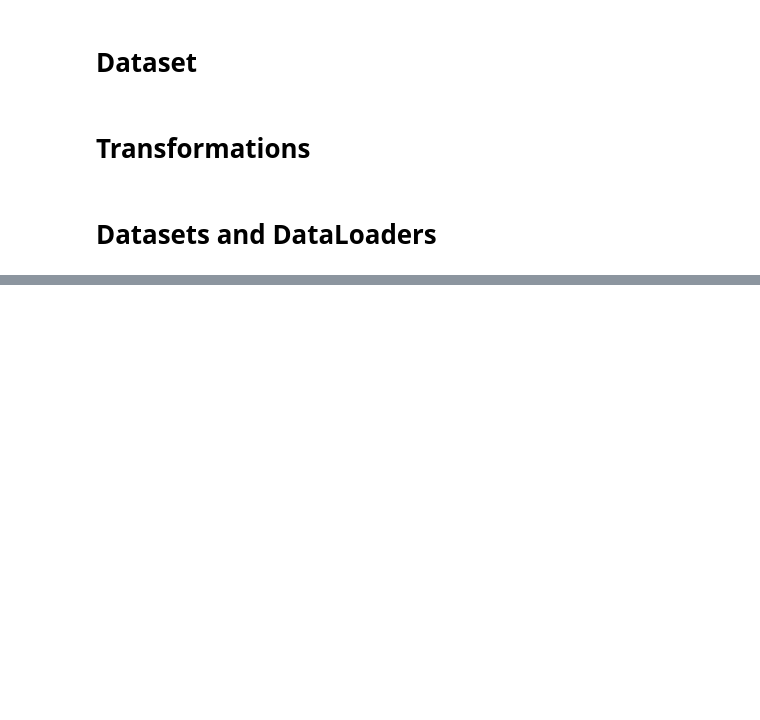
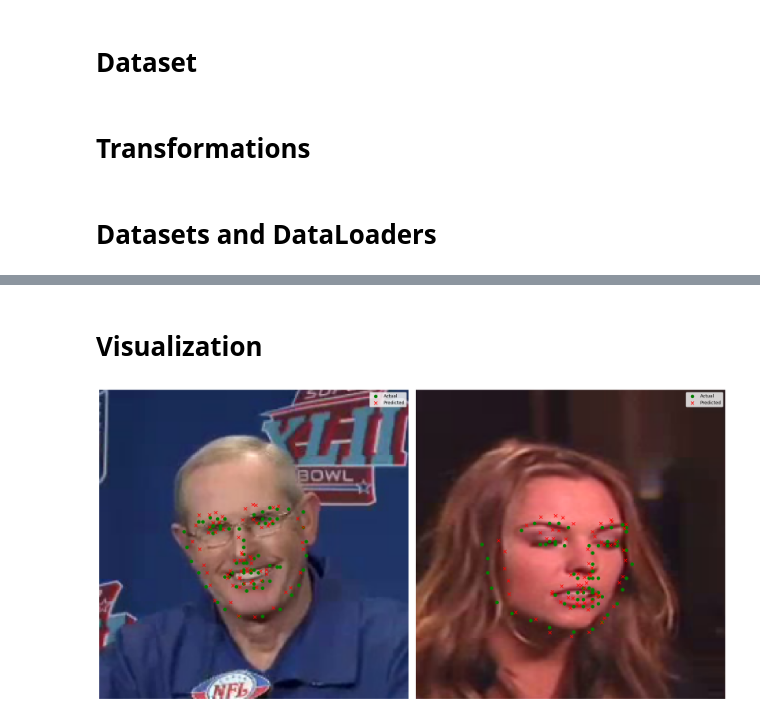
Before and after one commit to kkudzelich/Faces-Recognition-and-Landmarks-Detection, a Jupyter notebook: Landmarks_Detection_Pretrained_models.ipynb, the cells around one changed output, grey strips where cells are left out. Saved outputs shown, nothing was run; the diff lists cells and outputs as text; code cells hidden in the pictures; blank space fills up the shorter version.

```diff
--- a/Landmarks_Detection_Pretrained_models.ipynb
+++ b/Landmarks_Detection_Pretrained_models.ipynb
@@ -282,0 +398,3 @@ test_loader = DataLoader(test_dataset, batch_size=32, shuffle=False)
+# %%
+# Загрузка лучшей модели и визуализация предсказаний
+model.load_state_dict(torch.load('best_model_resnet.pth'))
@@ -282,0 +428,44 @@ test_loader = DataLoader(test_dataset, batch_size=32, shuffle=False)
+# %% [markdown]
+# Visualization
+# %%
+def show_keypoints(ax, image, predicted_keypoints=None, actual_keypoints=None):
+    height, width = image.shape[:2]
+    ax.imshow(image)
+    if actual_keypoints is not None:
+        actual_keypoints = actual_keypoints * [width, height]
+        ax.scatter(actual_keypoints[:, 0], actual_keypoints[:, 1], s=50, marker='o', c='g', label='Actual')
+    if predicted_keypoints is not None:
+        predicted_keypoints = predicted_keypoints * [width, height]
+        ax.scatter(predicted_keypoints[:, 0], predicted_keypoints[:, 1], s=50, marker='x', c='r', label='Predicted')
+    ax.legend()
+    ax.axis('off')
+# %%
+def visualize_predictions(dataset, model, device, num_images=6, images_per_row=3):
+    model.eval()
+    indices = random.sample(range(len(dataset)), num_images)
+    rows = num_images // images_per_row + int(num_images % images_per_row != 0)
+    fig, axs = plt.subplots(rows, images_per_row, figsize=(20, 10))
+
+    axs = axs.flatten()
+
+    with torch.no_grad():
+        for i, idx in enumerate(indices):
+            sample = dataset[idx]
+            image = sample['image'].unsqueeze(0).to(device).float()
+            outputs = model(image)
+            predicted_keypoints = outputs.view(-1, 2).cpu().numpy()
+            actual_keypoints = sample['keypoints'].numpy()
+            image = sample['image'].permute(1, 2, 0).numpy() * 255
+
+            show_keypoints(axs[i], image, predicted_keypoints, actual_keypoints)
+
+        for j in range(i + 1, len(axs)):
+            fig.delaxes(axs[j])
+
+    plt.tight_layout()
+    plt.show()
+# %%
+# Call the function to visualize predictions
+visualize_predictions(test_dataset, model, device, num_images=2, images_per_row=2)
+# %% [output]
+[figure, added]
```
Also changed, not shown: parts of 16 cells of this notebook, 1 other file.
